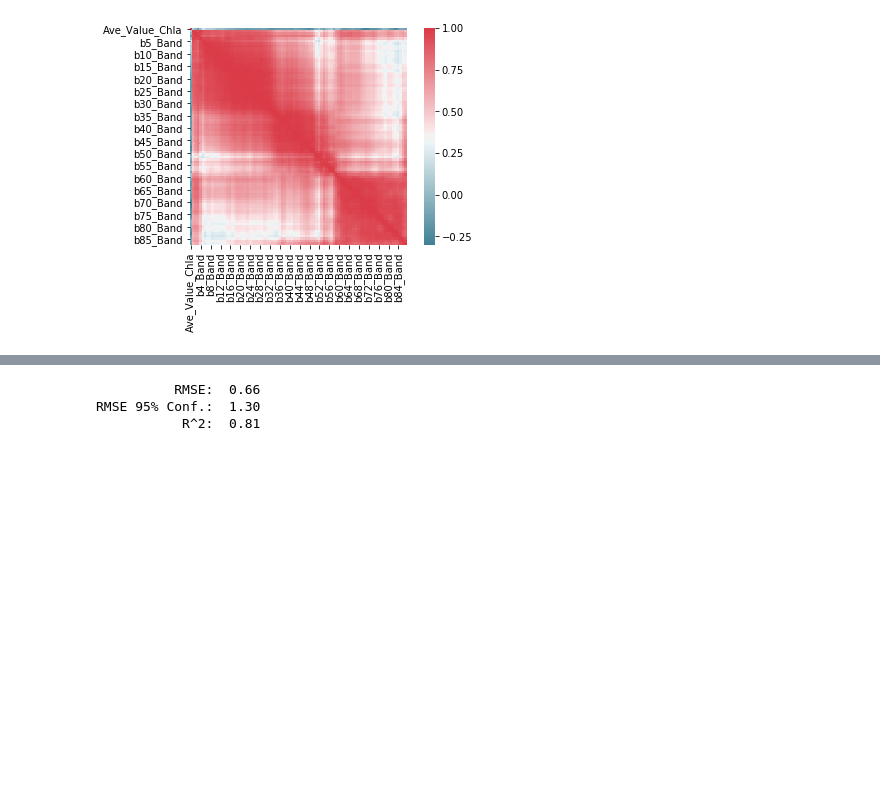
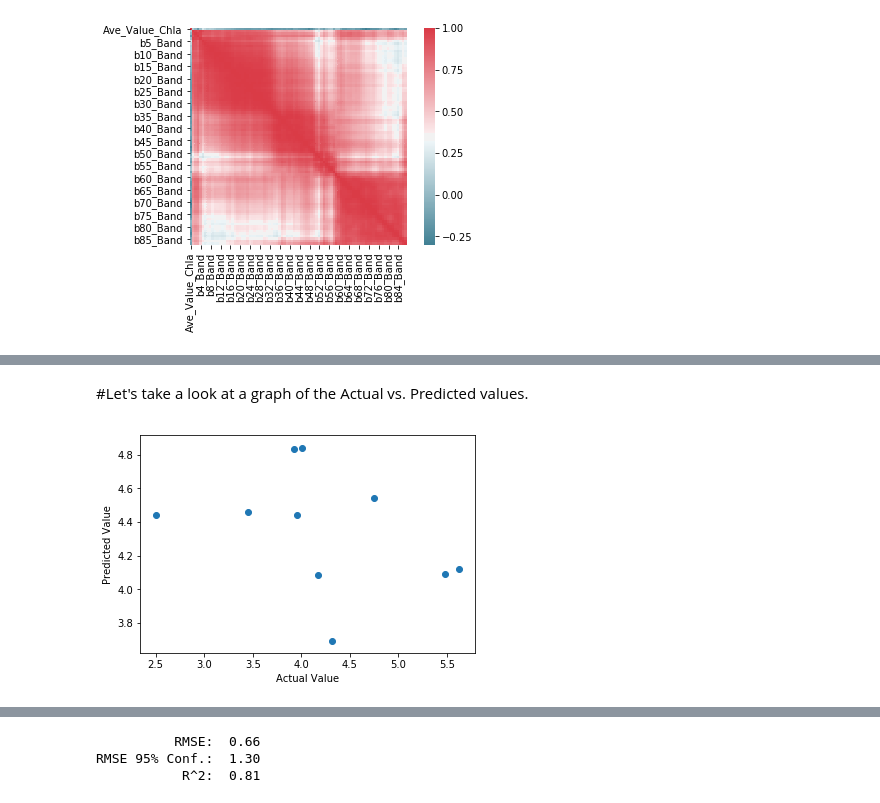
Before and after one commit to hansintheair/IndianRiverLagoon_ChlorophyllA, a Jupyter notebook: PredictedChlaConcentration_Revisited_RandomForest.ipynb, the cells around one changed output, grey strips where cells are left out. Saved outputs shown, nothing was run; the diff lists cells and outputs as text; code cells hidden in the pictures; blank space fills up the shorter version.

```diff
--- a/PredictedChlaConcentration_Revisited_RandomForest.ipynb
+++ b/PredictedChlaConcentration_Revisited_RandomForest.ipynb
@@ -10,8 +12,6 @@ import arcpy, numpy, scipy, sklearn, sklearn.ensemble, pandas, seaborn, matplotl
 Define input data variables
 # %%
 in_dataset = r'C:\Users\zieglerhm\Documents\Files\Portfolio\Estimate_Chla\Predict_ChlA.gdb\insitu_chla_measures_points_average_cropped_bands'
-in_test = r'C:\Users\zieglerhm\Documents\Files\Portfolio\Estimate_Chla\Predict_ChlA.gdb\insitu_chla_measures_points_average_cropped_bands_test'
-in_train = r'C:\Users\zieglerhm\Documents\Files\Portfolio\Estimate_Chla\Predict_ChlA.gdb\insitu_chla_measures_points_average_cropped_bands_train'
 in_columns = ['SHAPE@XY', 'OBJECTID', 'Station', 'Cnt_Station', 'Ave_Value_Chla', 'Latitude_DD', 'Longitude_DD',
               'b1_Band', 'b2_Band', 'b3_Band', 'b4_Band', 'b5_Band', 'b6_Band', 'b7_Band', 'b8_Band', 'b9_Band',
               'b10_Band', 'b11_Band', 'b12_Band', 'b13_Band', 'b14_Band', 'b15_Band', 'b16_Band', 'b17_Band',
@@ -23,6 +23,8 @@ in_columns = ['SHAPE@XY', 'OBJECTID', 'Station', 'Cnt_Station', 'Ave_Value_Chla'
               'b63_Band', 'b64_Band', 'b65_Band', 'b66_Band', 'b67_Band', 'b68_Band', 'b69_Band', 'b70_Band', 'b71_Band',
               'b72_Band', 'b73_Band', 'b74_Band', 'b75_Band', 'b76_Band', 'b77_Band', 'b78_Band', 'b79_Band', 'b80_Band',
               'b81_Band', 'b82_Band', 'b83_Band', 'b84_Band', 'b85_Band', 'b86_Band', 'b87_Band']
+feat_vars = in_columns[7:]
+target_var = ['Ave_Value_Chla']
 # %% [markdown]
 Import prepared sample data from ArcGIS as numpy array
 # %%
@@ -158,0 +98,21 @@ Check the accuracy of the result by calculating both RMSE and R^2.
+# %%
+#Initialize k-folds train/test split generator object
+k_folds = 10
+kf = model_selection.KFold(k_folds, True)
+kf_split= kf.split(in_dataset_df)
+
+#Initialize Random Forest Regressor object
+rfco = sklearn.ensemble.RandomForestRegressor(n_estimators = 500, oob_score = True, bootstrap = True)
+
+
+k_rfco_fit, k_rfco_pred, k_rfco_test = [[] for x in range(3)]
+i = 0
+
+#
+for train_index, test_index in kf_split:
+    #Fit model and predict test set
+    print('k{} | Train: {} -> {}'.format(str(i+1).zfill(2), train_index.size, train_index), 'Test: {} -> {}'.format(test_index.size, test_index))
+    k_rfco_fit.append(rfco.fit(in_dataset_df[feat_vars].iloc[train_index], in_dataset_df[target_var].iloc[train_index].values.ravel())) #fit model
+    k_rfco_pred.append(k_rfco_fit[i-1].predict(in_dataset_df[feat_vars].iloc[test_index])[0]) #predict and store target value
+    k_rfco_test.append(in_dataset_df[target_var].iloc[test_index].values.ravel()[0]) #store test (actual) target value
+    i+=1
@@ -158,0 +132,5 @@ Check the accuracy of the result by calculating both RMSE and R^2.
+# %%
+result_df = pandas.DataFrame({'Actual':k_rfco_test, 'Predicted':k_rfco_pred})
+result_df['Error'] = result_df['Actual'] - result_df['Predicted']
+result_df['Abs_Error'] = abs(result_df['Error'])
+result_df
@@ -158,0 +149,9 @@ Check the accuracy of the result by calculating both RMSE and R^2.
+# %% [markdown]
+#Let's take a look at a graph of the Actual vs. Predicted values.
+# %%
+matplotlib.pyplot.scatter(result_df['Actual'], result_df['Predicted'])
+matplotlib.pyplot.xlabel('Actual Value')
+matplotlib.pyplot.ylabel('Predicted Value')
+matplotlib.pyplot.show()
+# %% [output]
+[figure, added]
```
Also changed, not shown: parts of 28 cells of this notebook.
